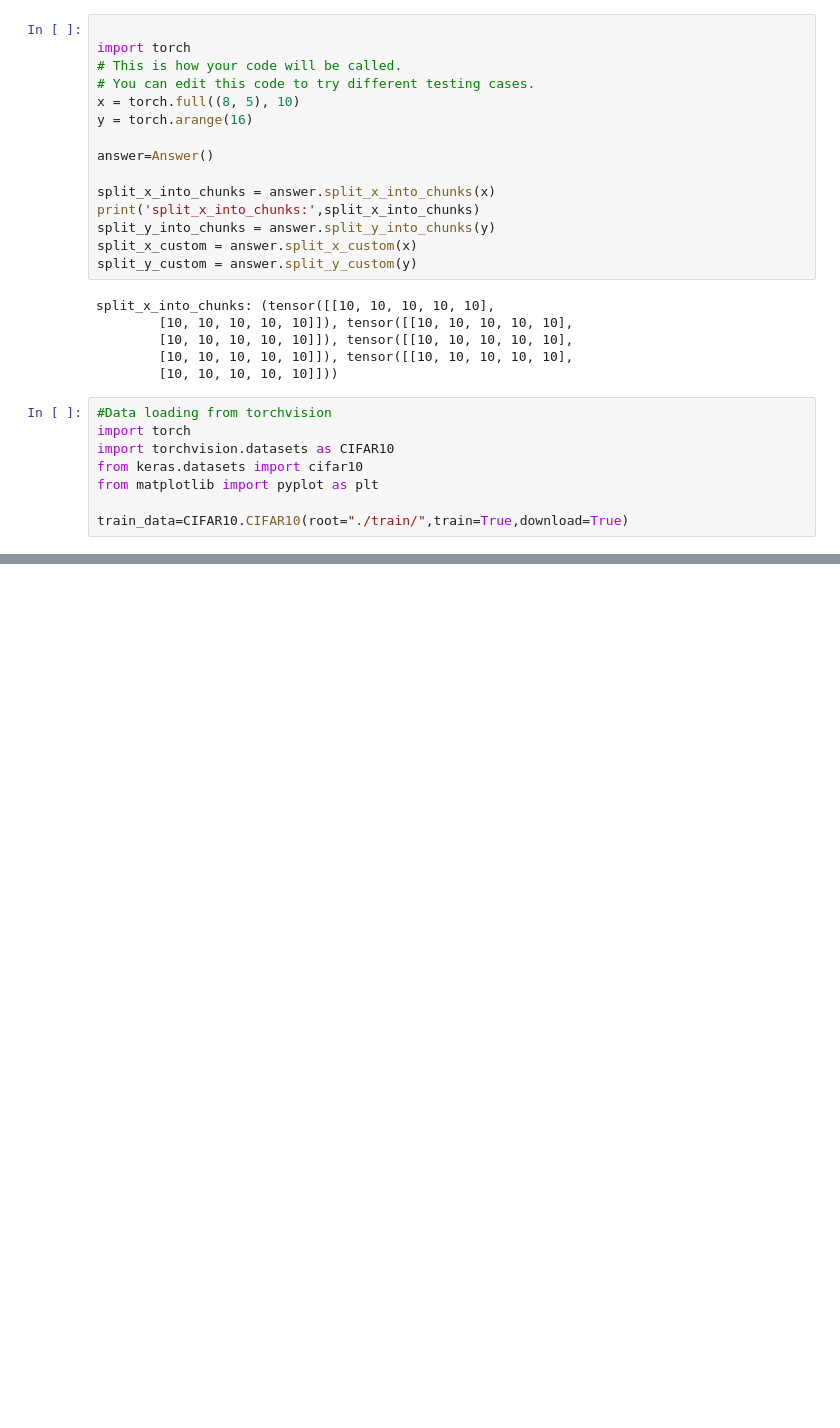
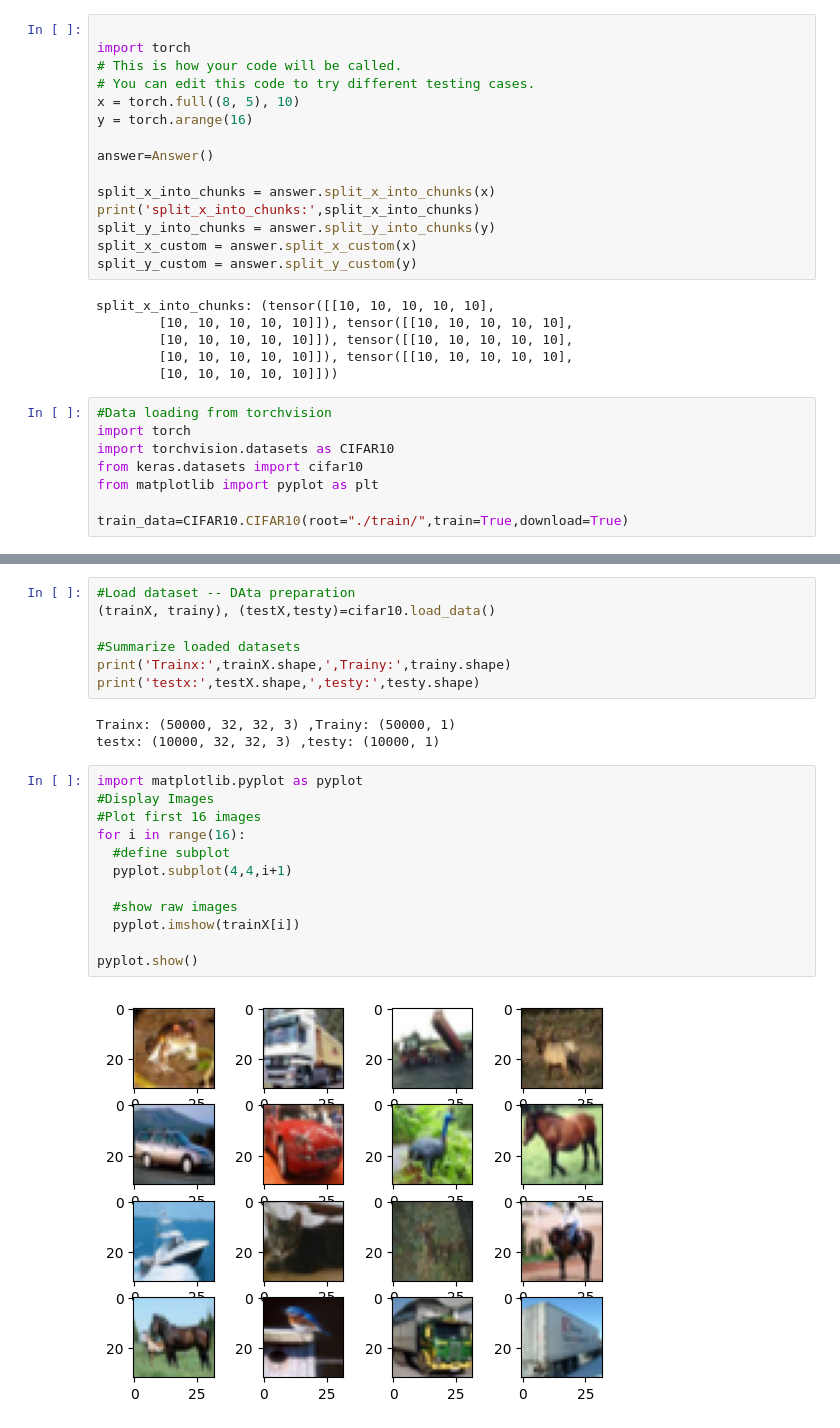
Before and after one commit to sdivyakolu/Pytorch_Tutorial, a Jupyter notebook: PyTorch_DeepLearning1.ipynb, the cells around one changed output, grey strips where cells are left out. Drawn from its saved outputs; the diff is of its cells as text; blank space fills up the shorter version.

```diff
--- a/PyTorch_DeepLearning1.ipynb
+++ b/PyTorch_DeepLearning1.ipynb
@@ -400,0 +396,24 @@ tensor([[1., 1., 1., 1.],
+# %%
+#Load dataset -- DAta preparation
+(trainX, trainy), (testX,testy)=cifar10.load_data()
+
+#Summarize loaded datasets
+print('Trainx:',trainX.shape,',Trainy:',trainy.shape)
+print('testx:',testX.shape,',testy:',testy.shape)
+# %% [output]
+Trainx: (50000, 32, 32, 3) ,Trainy: (50000, 1)
+testx: (10000, 32, 32, 3) ,testy: (10000, 1)
+# %%
+import matplotlib.pyplot as pyplot
+#Display Images
+#Plot first 16 images
+for i in range(16):
+  #define subplot
+  pyplot.subplot(4,4,i+1)
+
+  #show raw images
+  pyplot.imshow(trainX[i])
+
+pyplot.show()
+# %% [output]
+[figure, added]
```
Also changed, not shown: parts of 6 cells of this notebook.
